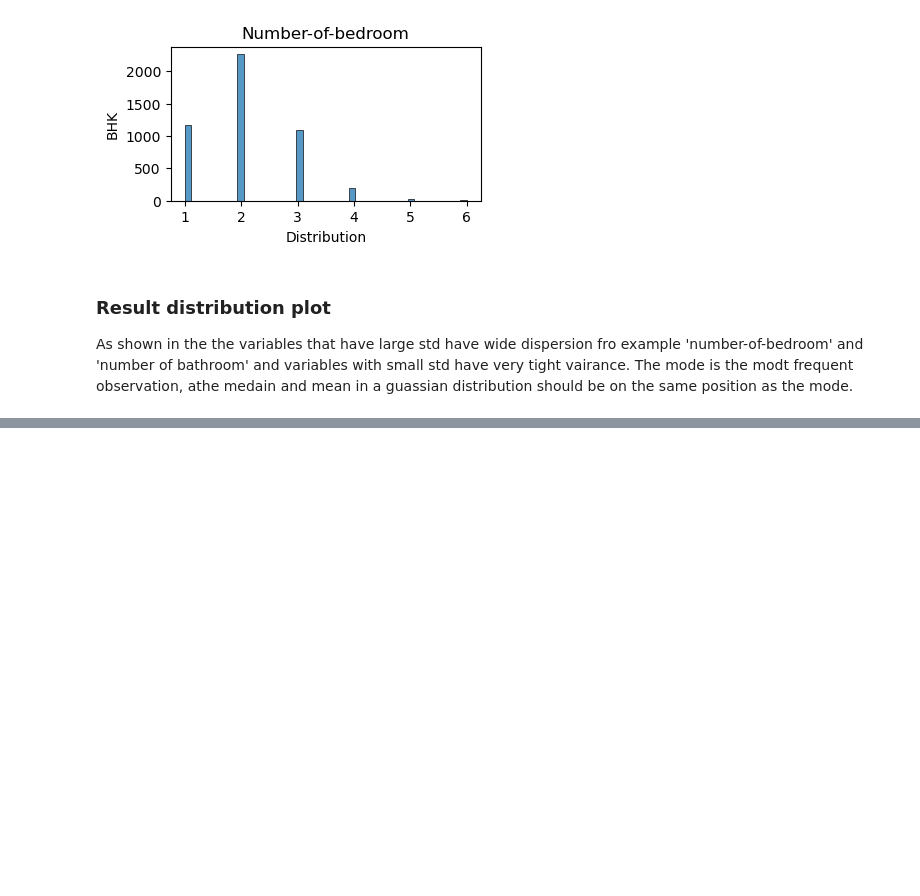
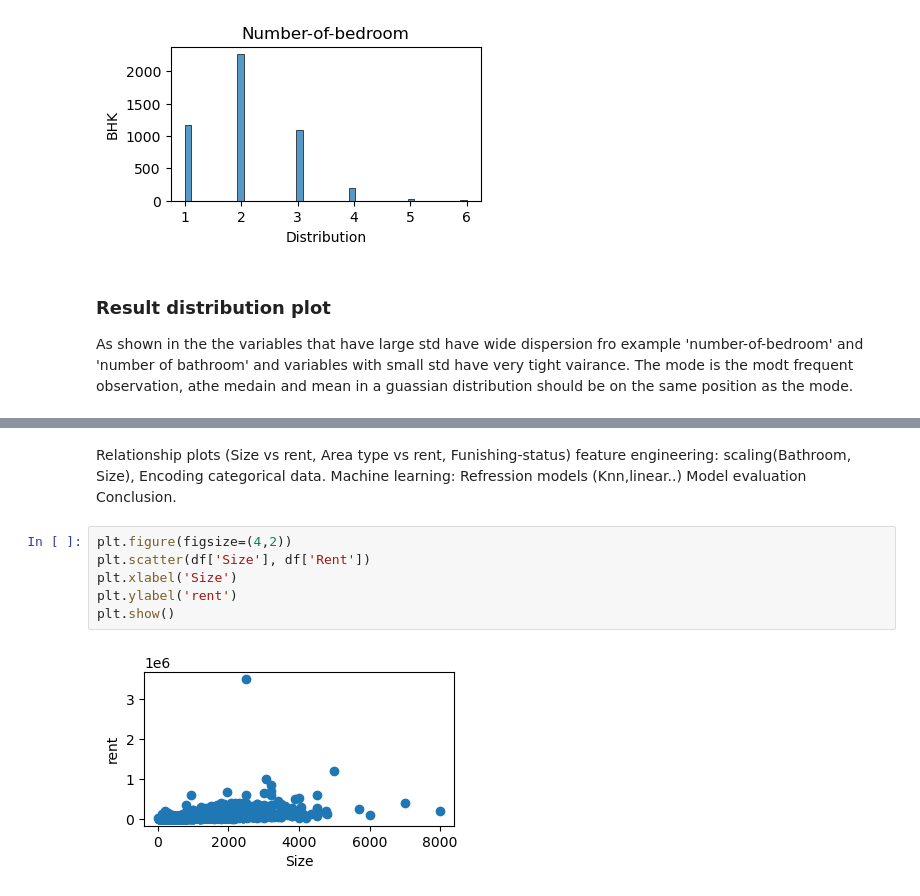
Before and after one commit to Ayomide-ola/Machine_learning-self-directed-, a Jupyter notebook: Regression_Models.ipynb, the cells around one changed output, grey strips where cells are left out. Cells and saved outputs as stored; diff of their text form; blank space fills up the shorter version.

```diff
--- a/Regression_Models.ipynb
+++ b/Regression_Models.ipynb
@@ -286,0 +384,14 @@ As shown in the the variables that have large std have wide dispersion fro examp
+# %% [markdown]
+Relationship plots (Size vs rent, Area type vs rent, Funishing-status)
+feature engineering: scaling(Bathroom, Size), Encoding categorical data.
+Machine learning: Refression models (Knn,linear..)
+Model evaluation
+Conclusion.
+# %%
+plt.figure(figsize=(4,2))
+plt.scatter(df['Size'], df['Rent'])
+plt.xlabel('Size')
+plt.ylabel('rent')
+plt.show()
+# %% [output]
+[figure, added]
```
Also changed, not shown: parts of 14 cells of this notebook.
